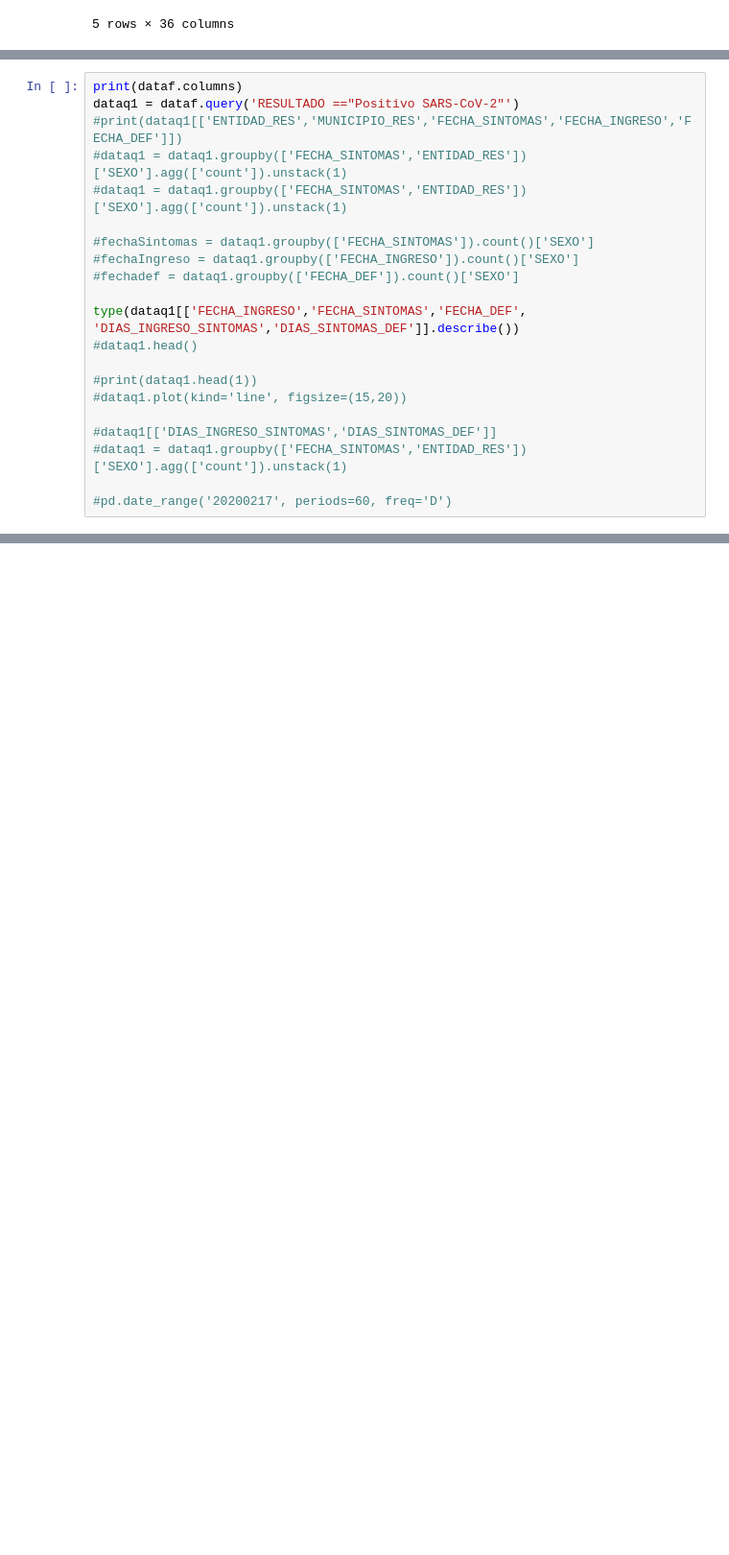
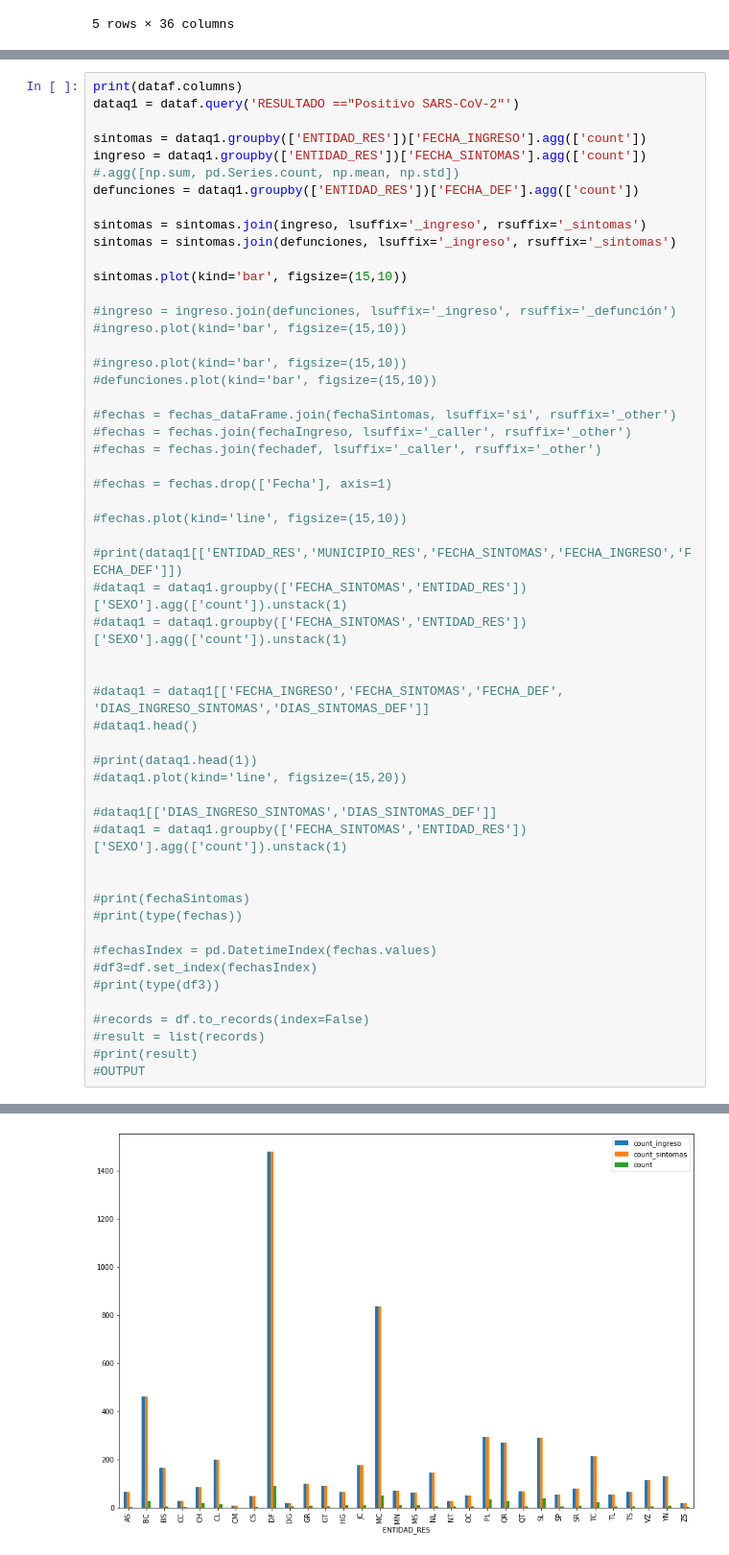
Before and after one commit to jjmaguayo/PruebasPython, a Jupyter notebook: LecturaCSV.ipynb, the cells around one changed output, grey strips where cells are left out. Shown: that part at 96% size. Drawn from its saved outputs; the diff is of its cells as text; blank space fills up the shorter version.

```diff
--- a/LecturaCSV.ipynb
+++ b/LecturaCSV.ipynb
@@ -124,15 +177,36 @@ dataf.head()
 # %%
 print(dataf.columns)
 dataq1 = dataf.query('RESULTADO =="Positivo SARS-CoV-2"')
+
+sintomas = dataq1.groupby(['ENTIDAD_RES'])['FECHA_INGRESO'].agg(['count'])
+ingreso = dataq1.groupby(['ENTIDAD_RES'])['FECHA_SINTOMAS'].agg(['count']) #.agg([np.sum, pd.Series.count, np.mean, np.std])
+defunciones = dataq1.groupby(['ENTIDAD_RES'])['FECHA_DEF'].agg(['count'])
+
+sintomas = sintomas.join(ingreso, lsuffix='_ingreso', rsuffix='_sintomas')
+sintomas = sintomas.join(defunciones, lsuffix='_ingreso', rsuffix='_sintomas')
+
+sintomas.plot(kind='bar', figsize=(15,10))
+
+#ingreso = ingreso.join(defunciones, lsuffix='_ingreso', rsuffix='_defunción')
+#ingreso.plot(kind='bar', figsize=(15,10))
+
+#ingreso.plot(kind='bar', figsize=(15,10))
+#defunciones.plot(kind='bar', figsize=(15,10))
+
+#fechas = fechas_dataFrame.join(fechaSintomas, lsuffix='si', rsuffix='_other')
+#fechas = fechas.join(fechaIngreso, lsuffix='_caller', rsuffix='_other')
+#fechas = fechas.join(fechadef, lsuffix='_caller', rsuffix='_other')
+
+#fechas = fechas.drop(['Fecha'], axis=1)
+
+#fechas.plot(kind='line', figsize=(15,10))
+
 #print(dataq1[['ENTIDAD_RES','MUNICIPIO_RES','FECHA_SINTOMAS','FECHA_INGRESO','FECHA_DEF']])
 #dataq1 = dataq1.groupby(['FECHA_SINTOMAS','ENTIDAD_RES'])['SEXO'].agg(['count']).unstack(1)
 #dataq1 = dataq1.groupby(['FECHA_SINTOMAS','ENTIDAD_RES'])['SEXO'].agg(['count']).unstack(1)
 
-#fechaSintomas = dataq1.groupby(['FECHA_SINTOMAS']).count()['SEXO']
-#fechaIngreso = dataq1.groupby(['FECHA_INGRESO']).count()['SEXO']
-#fechadef = dataq1.groupby(['FECHA_DEF']).count()['SEXO']
 
-type(dataq1[['FECHA_INGRESO','FECHA_SINTOMAS','FECHA_DEF', 'DIAS_INGRESO_SINTOMAS','DIAS_SINTOMAS_DEF']].describe())
+#dataq1 = dataq1[['FECHA_INGRESO','FECHA_SINTOMAS','FECHA_DEF', 'DIAS_INGRESO_SINTOMAS','DIAS_SINTOMAS_DEF']]
 #dataq1.head()
 
 #print(dataq1.head(1))
@@ -141,7 +215,18 @@ type(dataq1[['FECHA_INGRESO','FECHA_SINTOMAS','FECHA_DEF', 'DIAS_INGRESO_SINTOMA
 #dataq1[['DIAS_INGRESO_SINTOMAS','DIAS_SINTOMAS_DEF']]
 #dataq1 = dataq1.groupby(['FECHA_SINTOMAS','ENTIDAD_RES'])['SEXO'].agg(['count']).unstack(1)
 
-#pd.date_range('20200217', periods=60, freq='D')
+
+#print(fechaSintomas)
+#print(type(fechas))
+
+#fechasIndex = pd.DatetimeIndex(fechas.values)
+#df3=df.set_index(fechasIndex)
+#print(type(df3))
+
+#records = df.to_records(index=False)
+#result = list(records)
+#print(result)
+#OUTPUT
 # %% [output]
 Index(['ORIGEN', 'SECTOR', 'ENTIDAD_UM', 'SEXO', 'ENTIDAD_NAC', 'ENTIDAD_RES',
        'MUNICIPIO_RES', 'TIPO_PACIENTE', 'FECHA_INGRESO', 'FECHA_SINTOMAS',
@@ -155,0 +241 @@ pandas.core.frame.DataFrame
+[figure, added]
```
Also changed, not shown: parts of 3 cells of this notebook.
